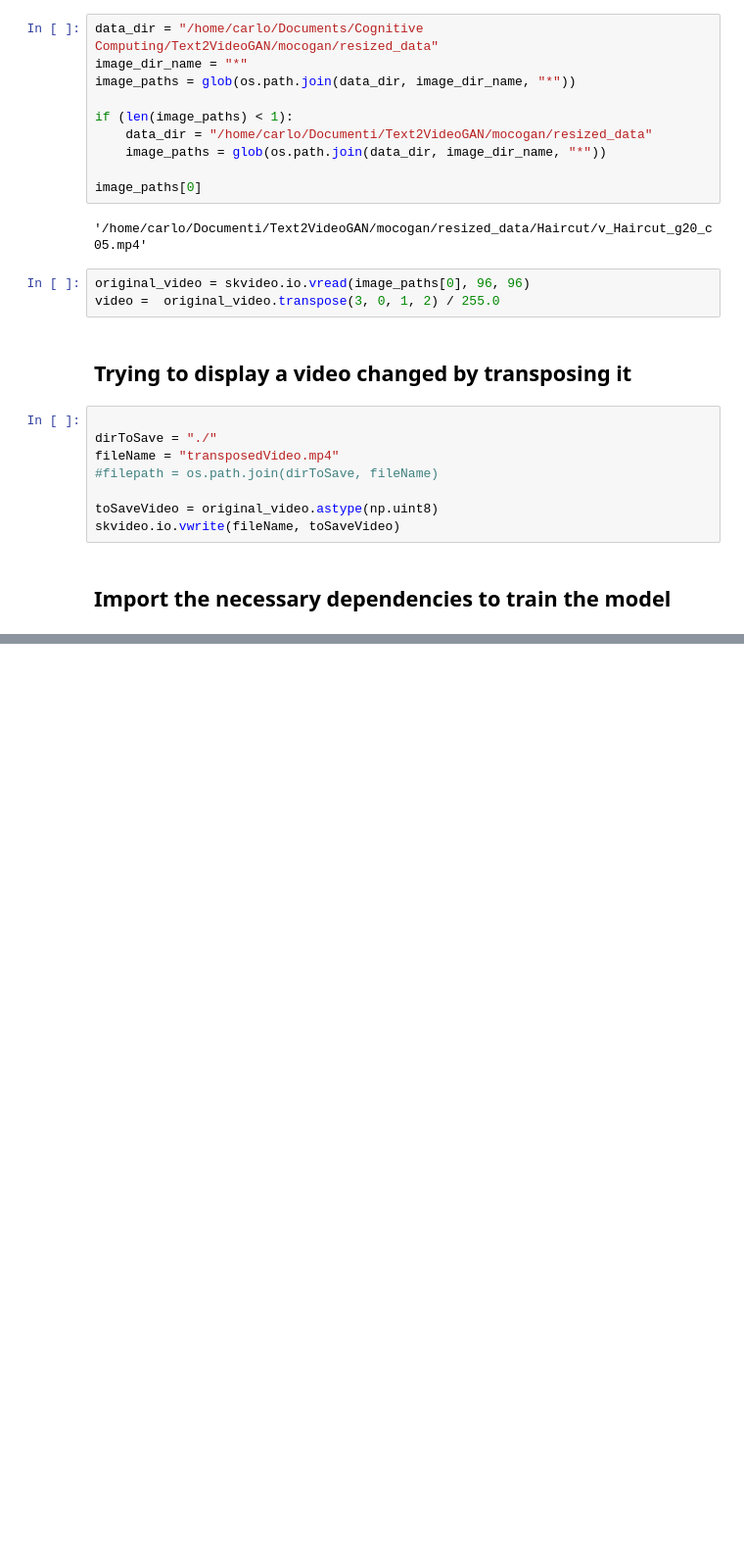
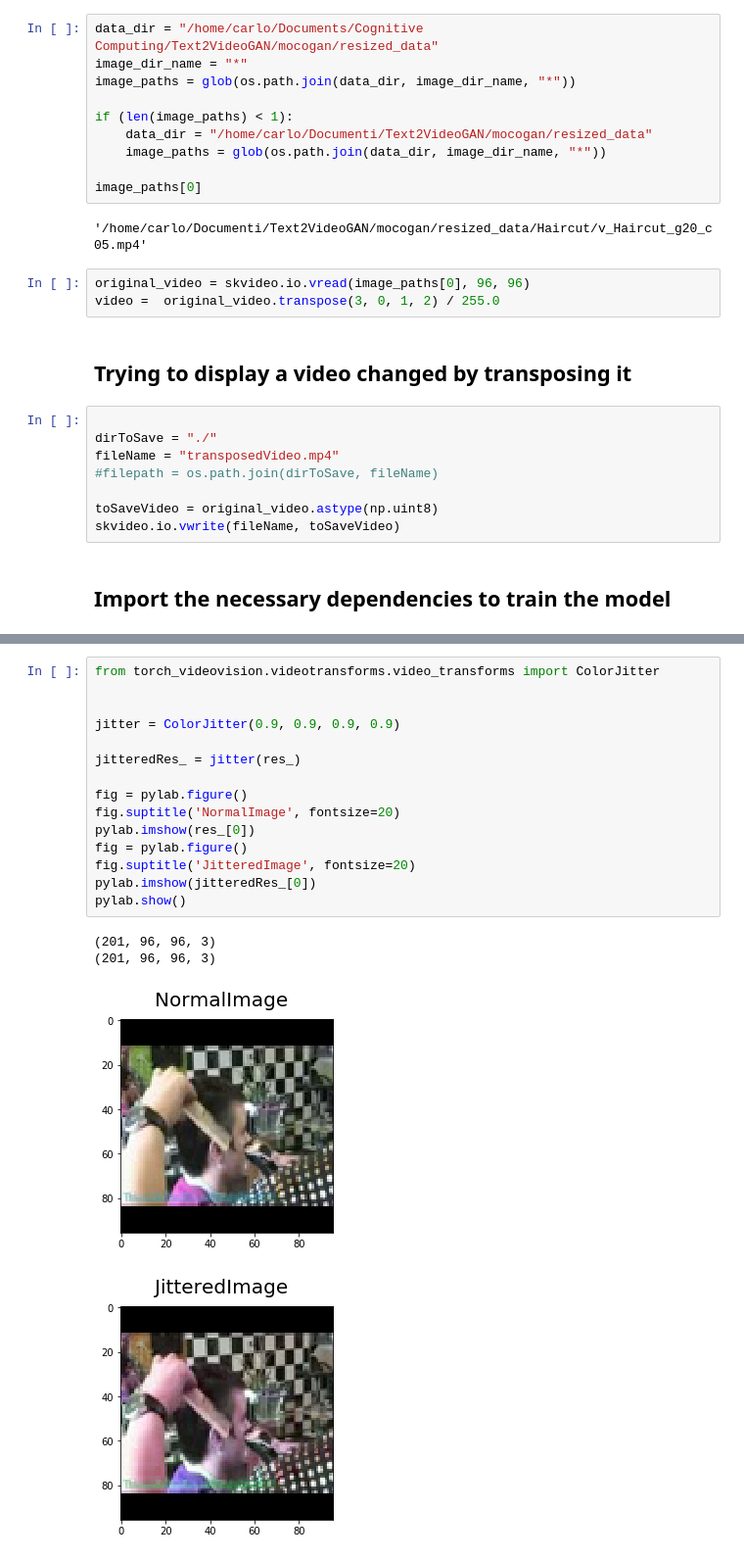
Before and after one commit to CarloP95/Text2VideoGAN, a Jupyter notebook: GANs.ipynb, the cells around one changed output, grey strips where cells are left out. Shown at 98% size. Cells and saved outputs as stored; diff of their text form; blank space fills up the shorter version.

```diff
--- a/GANs.ipynb
+++ b/GANs.ipynb
@@ -126,0 +209,20 @@ Imageio: 79.99903747322416, Skvideo: 79.99903747322416
+# %%
+from torch_videovision.videotransforms.video_transforms import ColorJitter
+
+
+jitter = ColorJitter(0.9, 0.9, 0.9, 0.9)
+
+jitteredRes_ = jitter(res_)
+
+fig = pylab.figure()
+fig.suptitle('NormalImage', fontsize=20)
+pylab.imshow(res_[0])
+fig = pylab.figure()
+fig.suptitle('JitteredImage', fontsize=20)
+pylab.imshow(jitteredRes_[0])
+pylab.show()
+# %% [output]
+(201, 96, 96, 3)
+(201, 96, 96, 3)
+[figure, added]
+[figure, added]
```
Also changed, not shown: parts of 2 cells of this notebook, 1 other file.
